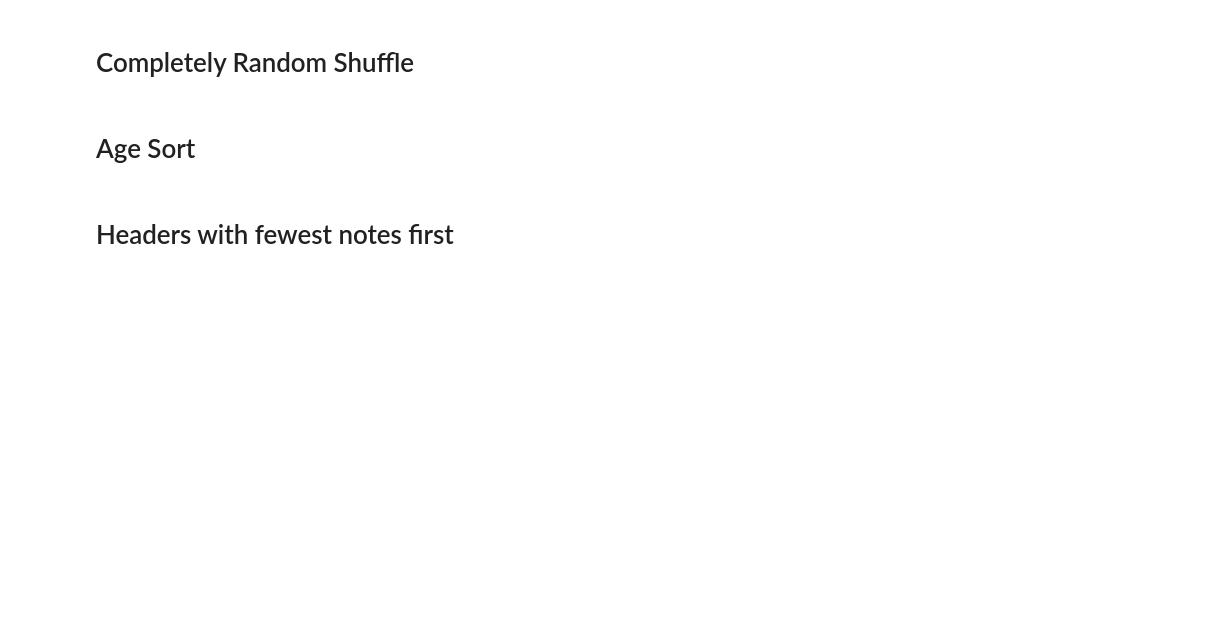
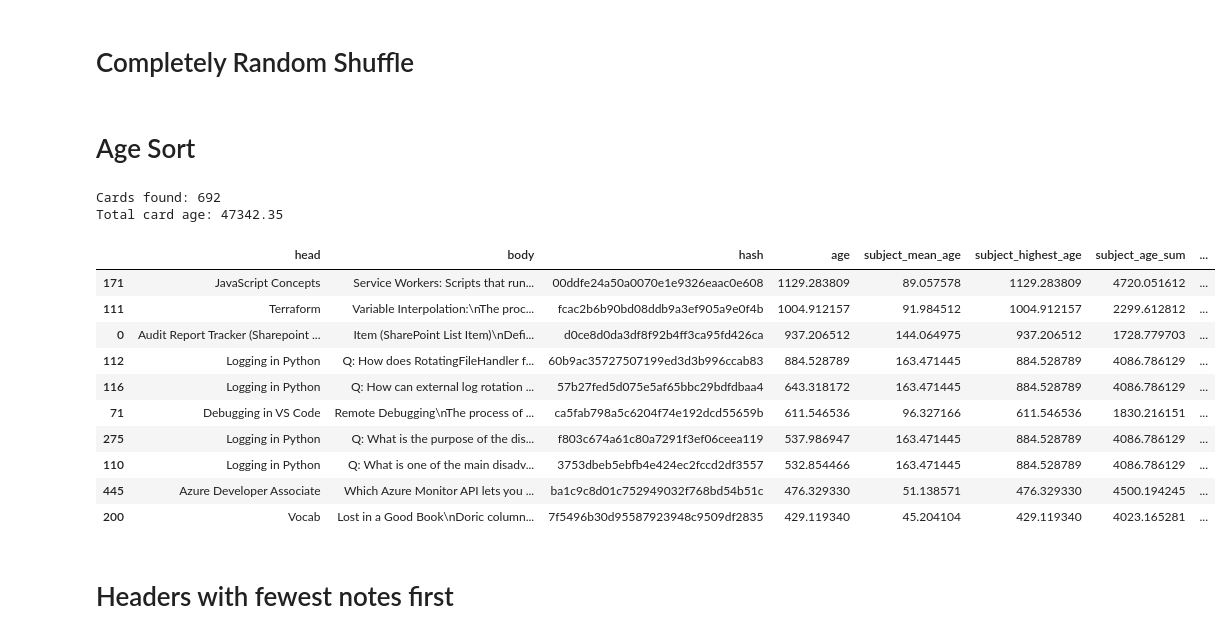
Before and after one commit to JayTY94/Certcards-refresh, a Jupyter notebook: shuffle.ipynb, the cells around one changed output. Drawn from its saved outputs; the diff is of its cells as text; code cells hidden in the pictures; blank space fills up the shorter version.

Commit message:
00ddfe24a50a0070e1e9326eaac0e608

```diff
--- a/shuffle.ipynb
+++ b/shuffle.ipynb
@@ -128,9 +128,23 @@ sum of ages: ~47168.76
 # %% [markdown]
 # Age Sort
 # %%
-# existing_cards = existing_cards.sort_values('age', ascending=False)
-# remake_card_document(filename='certcards2.txt', existing_cards=existing_cards)
-# existing_cards.head(10)
+existing_cards = existing_cards.sort_values('age', ascending=False)
+remake_card_document(filename='certcards2.txt', existing_cards=existing_cards)
+existing_cards.head(10)
+# %% [output]
+Cards found: 692
+Total card age: 47342.35
+|  | head | body | hash | age | subject_mean_age | subject_highest_age | subject_age_sum | ... |
+| 171 | JavaScript Concepts | Service Workers: Scripts that run... | 00ddfe24a50a0070e1e9326eaac0e608 | 1129.283809 | 89.057578 | 1129.283809 | 4720.051612 | ... |
+| 111 | Terraform | Variable Interpolation:\nThe proc... | fcac2b6b90bd08ddb9a3ef905a9e0f4b | 1004.912157 | 91.984512 | 1004.912157 | 2299.612812 | ... |
+| 0 | Audit Report Tracker (Sharepoint ... | Item (SharePoint List Item)\nDefi... | d0ce8d0da3df8f92b4ff3ca95fd426ca | 937.206512 | 144.064975 | 937.206512 | 1728.779703 | ... |
+| 112 | Logging in Python | Q: How does RotatingFileHandler f... | 60b9ac35727507199ed3d3b996ccab83 | 884.528789 | 163.471445 | 884.528789 | 4086.786129 | ... |
+| 116 | Logging in Python | Q: How can external log rotation ... | 57b27fed5d075e5af65bbc29bdfdbaa4 | 643.318172 | 163.471445 | 884.528789 | 4086.786129 | ... |
+| 71 | Debugging in VS Code | Remote Debugging\nThe process of ... | ca5fab798a5c6204f74e192dcd55659b | 611.546536 | 96.327166 | 611.546536 | 1830.216151 | ... |
+| 275 | Logging in Python | Q: What is the purpose of the dis... | f803c674a61c80a7291f3ef06ceea119 | 537.986947 | 163.471445 | 884.528789 | 4086.786129 | ... |
+| 110 | Logging in Python | Q: What is one of the main disadv... | 3753dbeb5ebfb4e424ec2fccd2df3557 | 532.854466 | 163.471445 | 884.528789 | 4086.786129 | ... |
+| 445 | Azure Developer Associate | Which Azure Monitor API lets you ... | ba1c9c8d01c752949032f768bd54b51c | 476.329330 | 51.138571 | 476.329330 | 4500.194245 | ... |
+| 200 | Vocab | Lost in a Good Book\nDoric column... | 7f5496b30d95587923948c9509df2835 | 429.119340 | 45.204104 | 429.119340 | 4023.165281 | ... |
 # %% [markdown]
 # Headers with fewest notes first
 # %%
```
Also changed, not shown: parts of 7 cells of this notebook, 3 other files.
